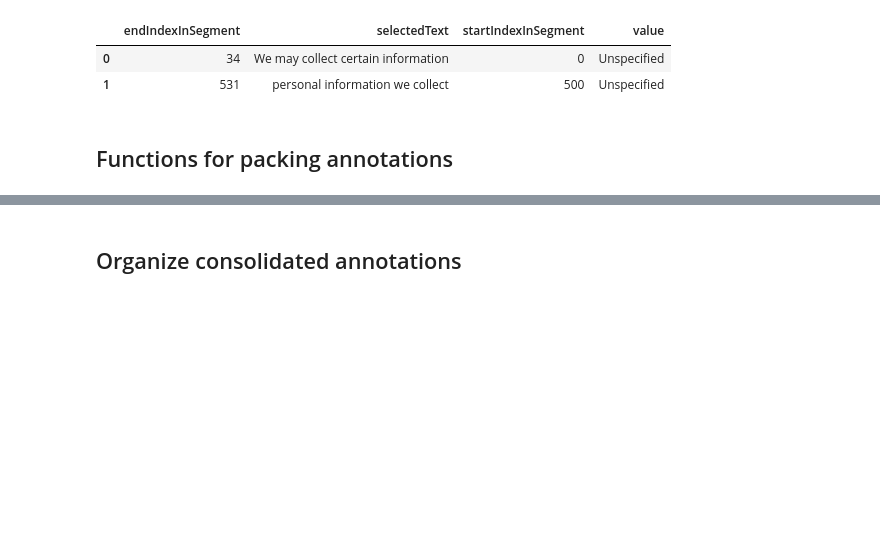
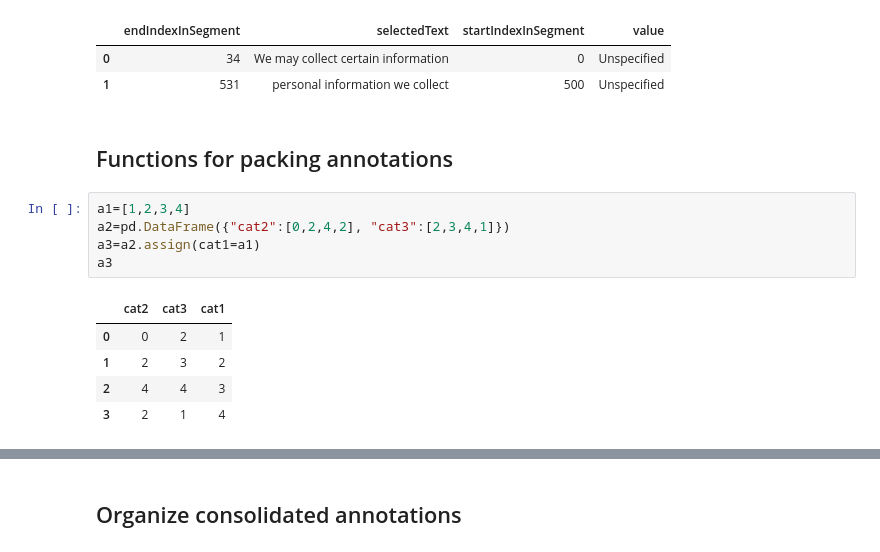
Before and after one commit to nelson-yao/capstonelegal, a Jupyter notebook: Parse_opp_115.ipynb, the cells around one changed output, grey strips where cells are left out. Saved outputs shown, nothing was run; the diff lists cells and outputs as text; blank space fills up the shorter version.

```diff
--- a/Parse_opp_115.ipynb
+++ b/Parse_opp_115.ipynb
@@ -86,3 +82,14 @@ pd.DataFrame([pds2, pds1])
 | 1 | 531 | personal information we collect | 500 | Unspecified |
 # %% [markdown]
 ## Functions for packing annotations
+# %%
+a1=[1,2,3,4]
+a2=pd.DataFrame({"cat2":[0,2,4,2], "cat3":[2,3,4,1]})
+a3=a2.assign(cat1=a1)
+a3
+# %% [output]
+|  | cat2 | cat3 | cat1 |
+| 0 | 0 | 2 | 1 |
+| 1 | 2 | 3 | 2 |
+| 2 | 4 | 4 | 3 |
+| 3 | 2 | 1 | 4 |
```
Also changed, not shown: parts of 33 cells of this notebook, 6 other files.
